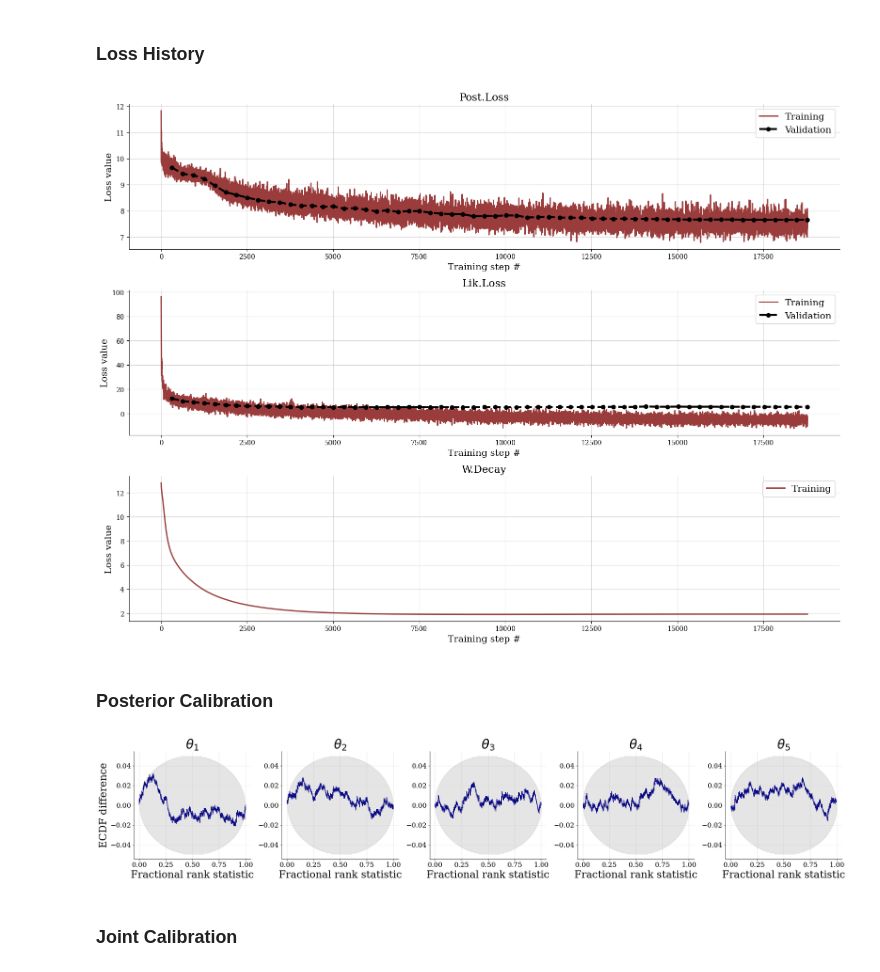
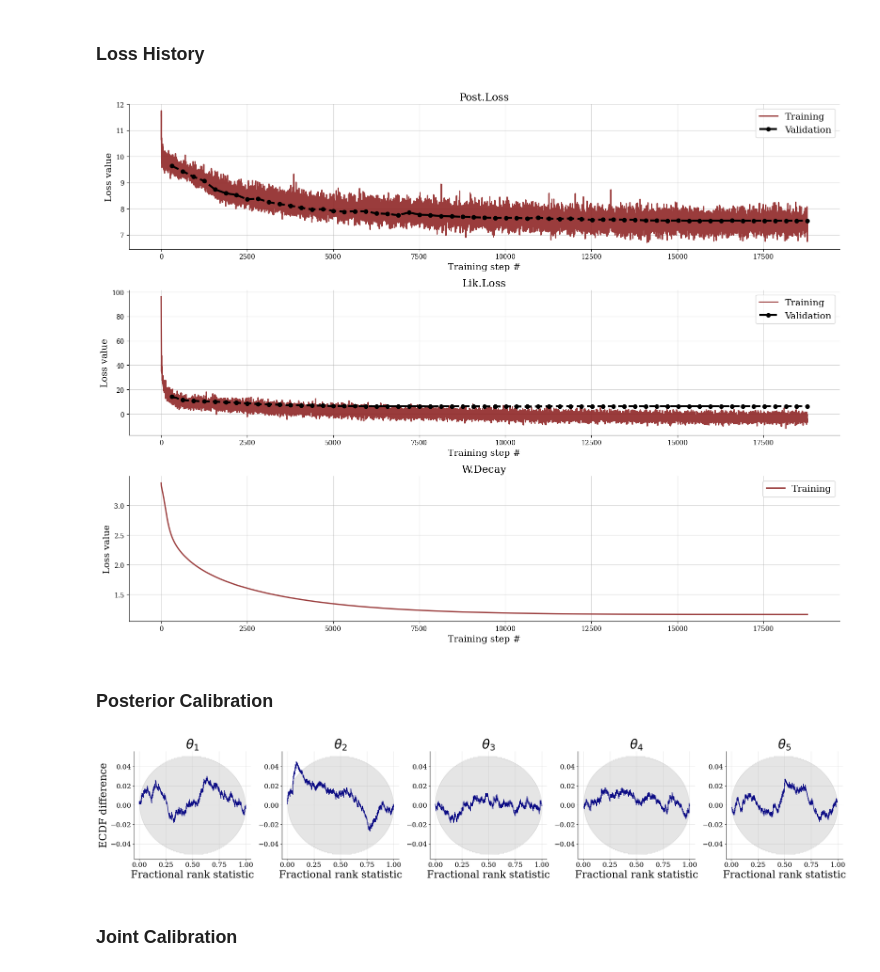
Before and after one commit to bayesflow-org/JANA-Paper, a Jupyter notebook: experiments/benchmarks/benchmark_4_slcp_distractors.ipynb, the cells around one changed output. Drawn from its saved outputs; the diff is of its cells as text; code cells hidden in the pictures.

```diff
--- a/experiments/benchmarks/benchmark_4_slcp_distractors.ipynb
+++ b/experiments/benchmarks/benchmark_4_slcp_distractors.ipynb
@@ -44,7 +48,8 @@ summary_net = tf.keras.Sequential([
 # %%
 settings = {
     'spline': {'dropout_prob': 0.3},
-    'affine': {'dropout_prob': 0.3}
+    'affine': {'dropout_prob': 0.3,
+               'dense_args': dict(units=64, activation='relu', kernel_regularizer=tf.keras.regularizers.l2(5e-4))}
 }
 
 amortizer = AmortizedPosteriorLikelihood(
@@ -201,16 +178,24 @@ h = trainer.loss_history.get_plottable()
 f = plot_losses(h['train_losses'], h['val_losses'])
 plt.savefig(f"figures/{benchmark_name}_losses.pdf", dpi=300, bbox_inches="tight")
 # %% [output]
-[figure, old version]
+[figure, new version]
 # %% [markdown]
 ### Posterior Calibration
 # %%
-f = plot_sbc_ecdf_appendix(post_samples, prior_samples, ecdf_bands_kwargs=dict(confidence=0.95),
-                           param_names = benchmark.benchmark_info['parameter_names'],
-                           label_fontsize=24, legend_fontsize=24, difference=True, rank_ecdf_color = '#000080' )
-plt.savefig(f"figures/{benchmark_name}_posterior_calibration_diff_separate.pdf", dpi = 300, bbox_inches = "tight")
+f = plot_sbc_ecdf_appendix(
+    post_samples,
+    prior_samples,
+    ecdf_bands_kwargs=dict(confidence=0.95),
+    param_names=benchmark.benchmark_info['parameter_names'],
+    label_fontsize=24,
+    legend_fontsize=24,
+    difference=True,
+    rank_ecdf_color='#000080'
+)
+
+plt.savefig(f"figures/{benchmark_name}_posterior_calibration_diff_separate.pdf", dpi=300, bbox_inches="tight")
 # %% [output]
-[figure, old version]
+[figure, new version]
 # %% [markdown]
 ### Joint Calibration
 # %%
```
Also changed, not shown: parts of 18 cells of this notebook, 9 other files.
